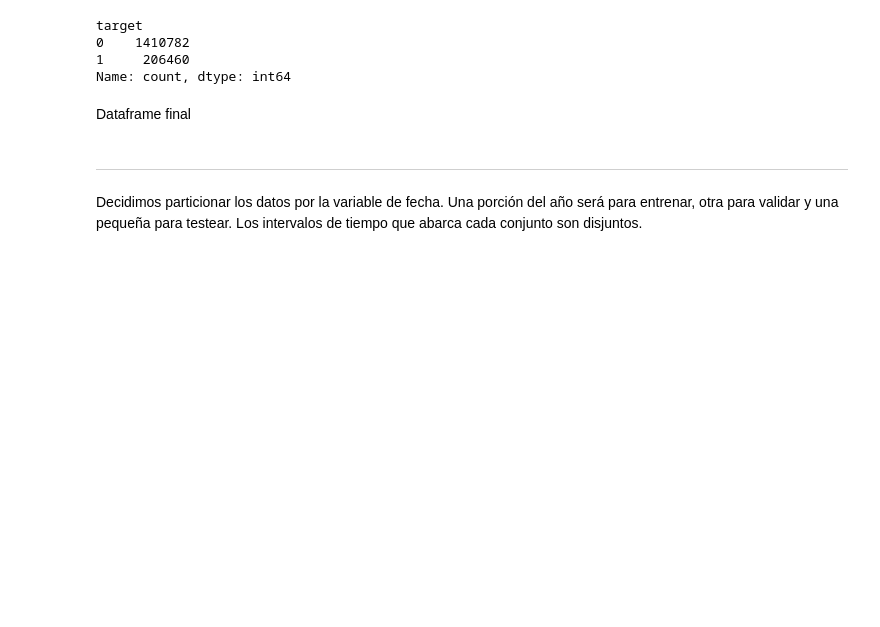
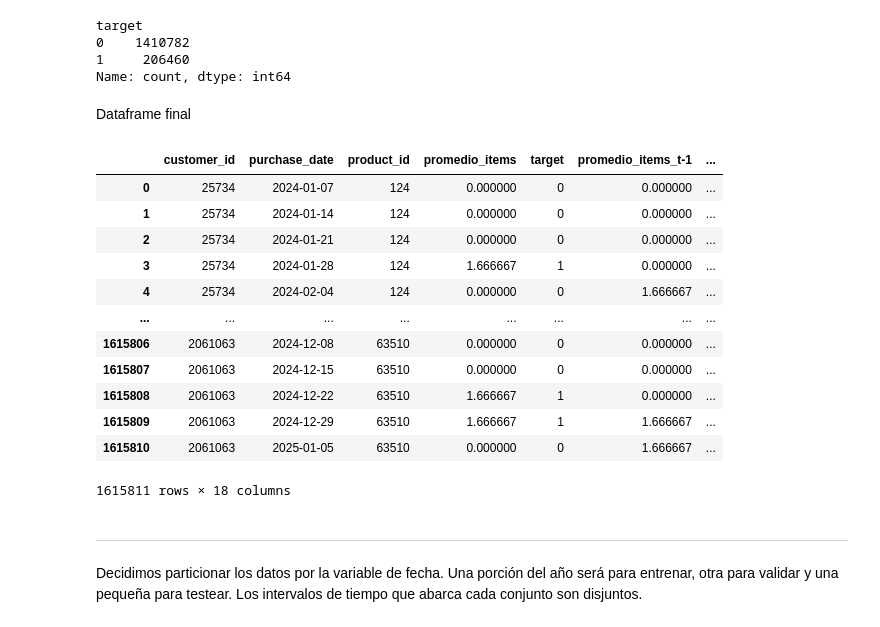
Before and after one commit to cristianjaram/MDS7202-labs, a Jupyter notebook: proyecto_lab/enunciado_entrega1.ipynb, the cells around one changed output. Saved outputs shown, nothing was run; the diff lists cells and outputs as text; code cells hidden in the pictures; blank space fills up the shorter version.

```diff
--- a/proyecto_lab/enunciado_entrega1.ipynb
+++ b/proyecto_lab/enunciado_entrega1.ipynb
@@ -878,6 +878,22 @@ df = (
     .merge(clientes[['customer_id','customer_type','X','Y','num_deliver_per_week']], on='customer_id', how='inner')
     .merge(productos[['product_id','brand','sub_category','segment','package','size']], on='product_id', how='inner')
 )
+# %%
+df
+# %% [output]
+|  | customer_id | purchase_date | product_id | promedio_items | target | promedio_items_t-1 | ... |
+| 0 | 25734 | 2024-01-07 | 124 | 0.000000 | 0 | 0.000000 | ... |
+| 1 | 25734 | 2024-01-14 | 124 | 0.000000 | 0 | 0.000000 | ... |
+| 2 | 25734 | 2024-01-21 | 124 | 0.000000 | 0 | 0.000000 | ... |
+| 3 | 25734 | 2024-01-28 | 124 | 1.666667 | 1 | 0.000000 | ... |
+| 4 | 25734 | 2024-02-04 | 124 | 0.000000 | 0 | 1.666667 | ... |
+| ... | ... | ... | ... | ... | ... | ... | ... |
+| 1615806 | 2061063 | 2024-12-08 | 63510 | 0.000000 | 0 | 0.000000 | ... |
+| 1615807 | 2061063 | 2024-12-15 | 63510 | 0.000000 | 0 | 0.000000 | ... |
+| 1615808 | 2061063 | 2024-12-22 | 63510 | 1.666667 | 1 | 0.000000 | ... |
+| 1615809 | 2061063 | 2024-12-29 | 63510 | 1.666667 | 1 | 1.666667 | ... |
+| 1615810 | 2061063 | 2025-01-05 | 63510 | 0.000000 | 0 | 1.666667 | ... |
+1615811 rows × 18 columns
 # %% [markdown]
 ---
 # %% [markdown]
```
Also changed, not shown: parts of 6 cells of this notebook.
